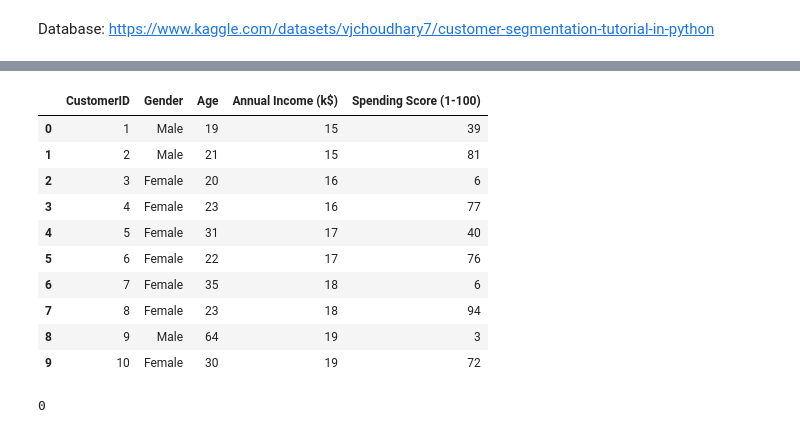
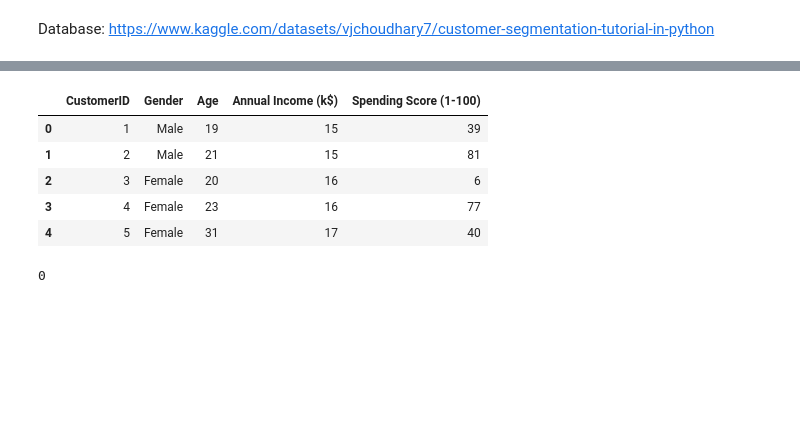
Before and after one commit to KamilShape/customer_segmentation, a Jupyter notebook: customer_segmentation.ipynb, the cells around one changed output, grey strips where cells are left out. Drawn from its saved outputs; the diff is of its cells as text; code cells hidden in the pictures; blank space fills up the shorter version.

```diff
--- a/customer_segmentation.ipynb
+++ b/customer_segmentation.ipynb
@@ -23,19 +23,14 @@ Mounted at /content/drive
 # %%
 customers = pd.read_csv('/content/drive/MyDrive/customer_segmentation.csv')
 # %%
-customers.head(10)
+customers.head()
 # %% [output]
 |  | CustomerID | Gender | Age | Annual Income (k$) | Spending Score (1-100) |
 | 0 | 1 | Male | 19 | 15 | 39 |
 | 1 | 2 | Male | 21 | 15 | 81 |
 | 2 | 3 | Female | 20 | 16 | 6 |
 | 3 | 4 | Female | 23 | 16 | 77 |
 | 4 | 5 | Female | 31 | 17 | 40 |
-| 5 | 6 | Female | 22 | 17 | 76 |
-| 6 | 7 | Female | 35 | 18 | 6 |
-| 7 | 8 | Female | 23 | 18 | 94 |
-| 8 | 9 | Male | 64 | 19 | 3 |
-| 9 | 10 | Female | 30 | 19 | 72 |
 # %%
 #checking null values
 np.sum(customers.isnull().any(axis=1))
```
Also changed, not shown: parts of 13 cells of this notebook.
